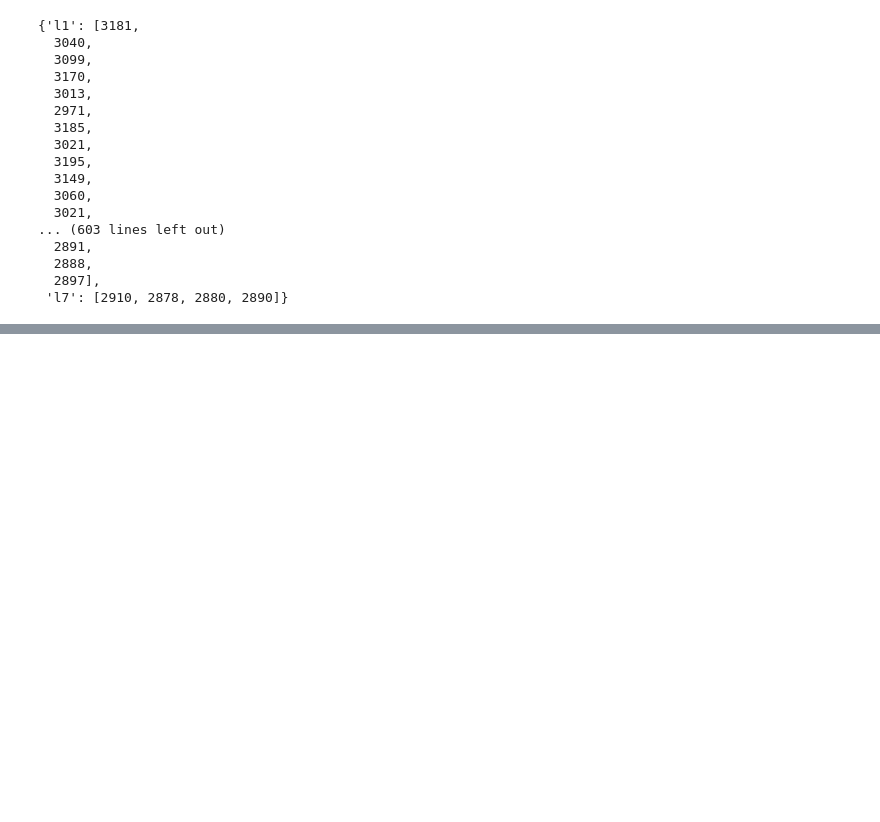
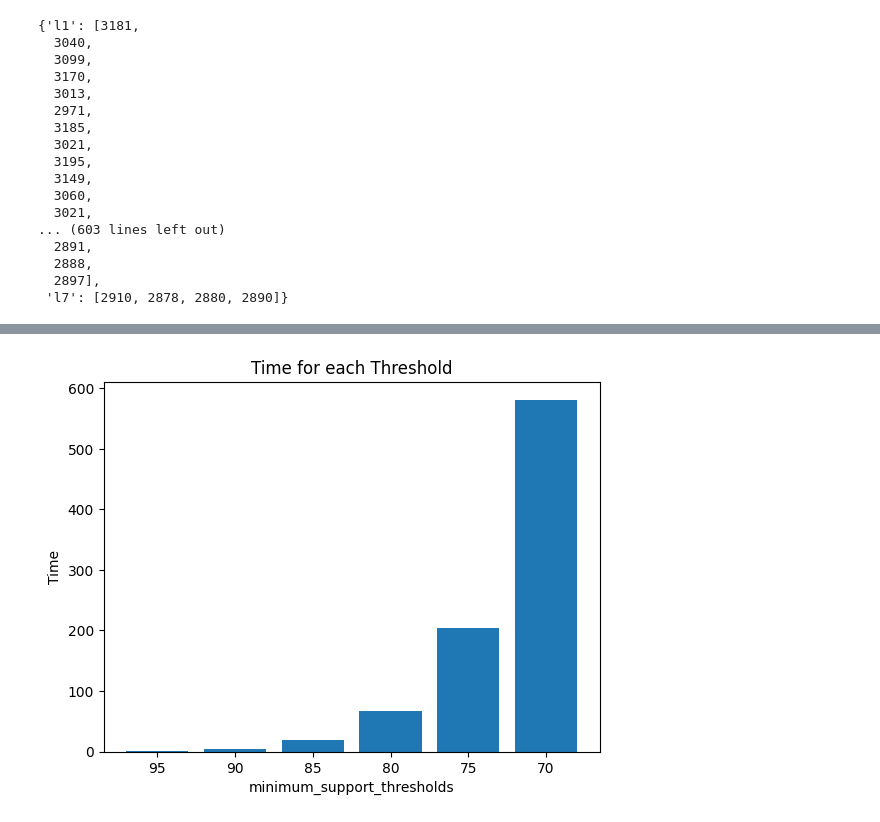
Before and after one commit to zishraq/apriori_algorithm, a Jupyter notebook: apriori_algorithm.ipynb, the cells around one changed output, grey strips where cells are left out. Drawn from its saved outputs; the diff is of its cells as text; code cells hidden in the pictures; blank space fills up the shorter version.

Commit message:
Graph added

```diff
--- a/apriori_algorithm.ipynb
+++ b/apriori_algorithm.ipynb
@@ -203,0 +213,11 @@ l_support
+# %%
+minimum_support_thresholds = ['95', '90', '85', '80', '75', '70']
+times = [1.2947986125946045, 4.962864637374878, 19.5726375579834, 66.58569025993347, 203.6155755519867, 581.3295238018036]
+
+plt.bar(minimum_support_thresholds, times)
+plt.title('Time for each Threshold')
+plt.xlabel('minimum_support_thresholds')
+plt.ylabel('Time')
+plt.show()
+# %% [output]
+[figure, added]
```
Also changed, not shown: parts of 10 cells of this notebook.
